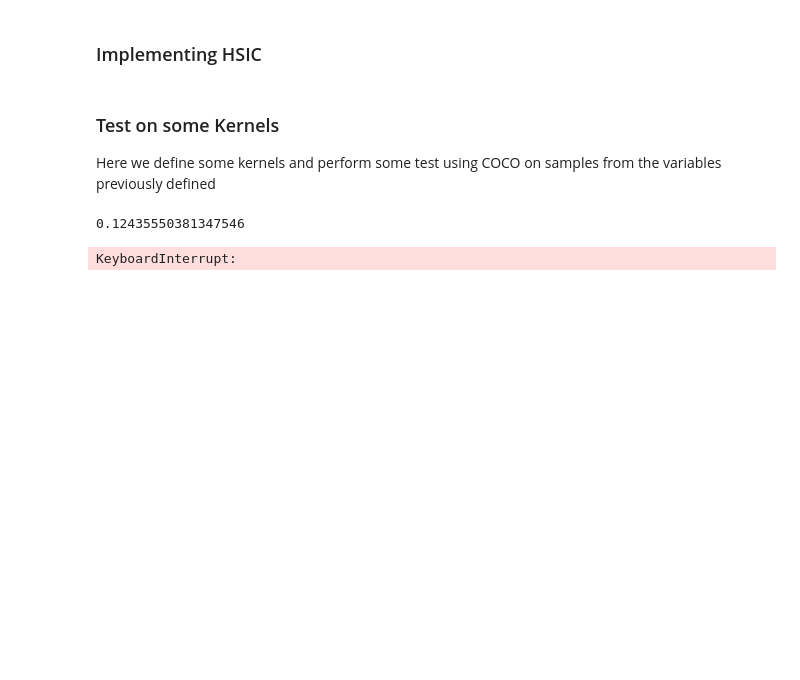
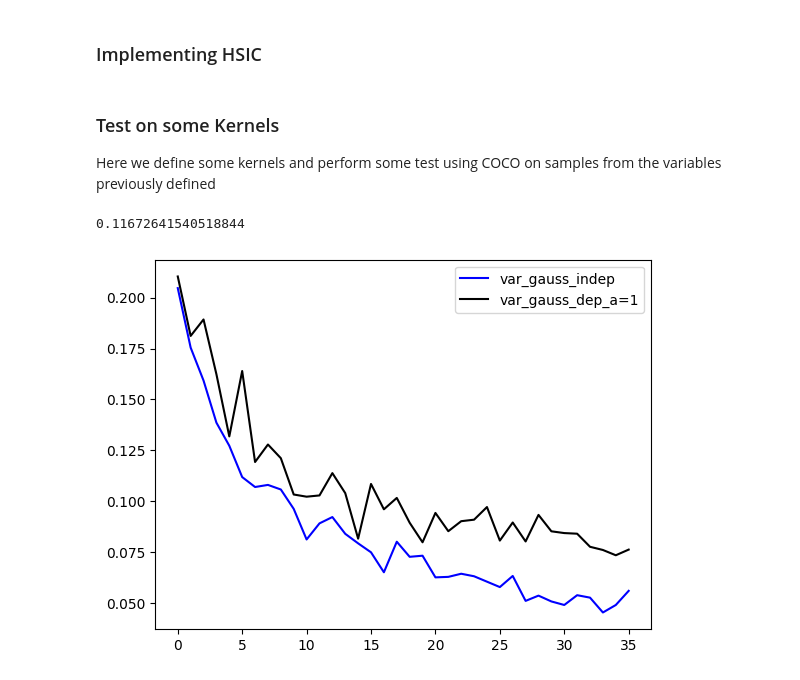
Before and after one commit to Noe-Bosc-Haddad/Gretton-independence-tests, a Jupyter notebook: test-notebooks/COCO_test.ipynb, the cells around one changed output. Saved outputs shown, nothing was run; the diff lists cells and outputs as text; code cells hidden in the pictures; blank space fills up the shorter version.

```diff
--- a/test-notebooks/COCO_test.ipynb
+++ b/test-notebooks/COCO_test.ipynb
@@ -128,43 +134,44 @@ def K_gaussian(x:np.array,y:np.array)->float:
 # %%
-Kf = K_gaussian
-Kg = K_gaussian
+factor = 1
+Kf = lambda x,y : K_gaussian(x,y,factor)
+Kg = lambda x,y : K_gaussian(x,y,factor)
 x = X(10)
 y = X(10)
 COCO(Kf,Kg,x,y)
 # %% [output]
-0.12435550381347546
+0.11672641540518844
 # %%
 import matplotlib.pyplot as plt
 from tqdm import tqdm
-m = 400
+m = 40
 a= 1
 start_point = 5
 res_indep = np.empty(m-start_point+1)
 res_dep = np.empty(m-start_point+1)
 cov = np.identity(4)
 cov[1][0] =  0.5
 cov[0][1] =  0.5
 cov[1][2] =  0.25
 cov[2][1] =  0.25
 cov[2][3] =  0.75
 cov[3][2] =  0.75
 mean = np.array([0.5,1,0.6,0])
 
 for i in tqdm(range(start_point,m+1)):
     x = X(i,cov,mean)
     y = X(i,cov,mean)
     res_indep[i-start_point] = COCO(Kf,Kg,x,y)
     x2 = X(i,cov,mean)
     y2 = a*x2 +(1-a)*X(i,cov,mean)
     res_dep[i-start_point] = COCO(Kf,Kg,x2,y2)
 
 
 plt.plot(res_indep,color = "blue", label ="var_gauss_indep")
 plt.plot(res_dep,color = "black", label ="var_gauss_dep_a={}".format(a))
 plt.legend()
 plt.show()
 # %% [output]
-KeyboardInterrupt:
+[figure, added]
 # %%
 import matplotlib.pyplot as plt
 from tqdm import tqdm
```
Also changed, not shown: parts of 14 cells of this notebook.
